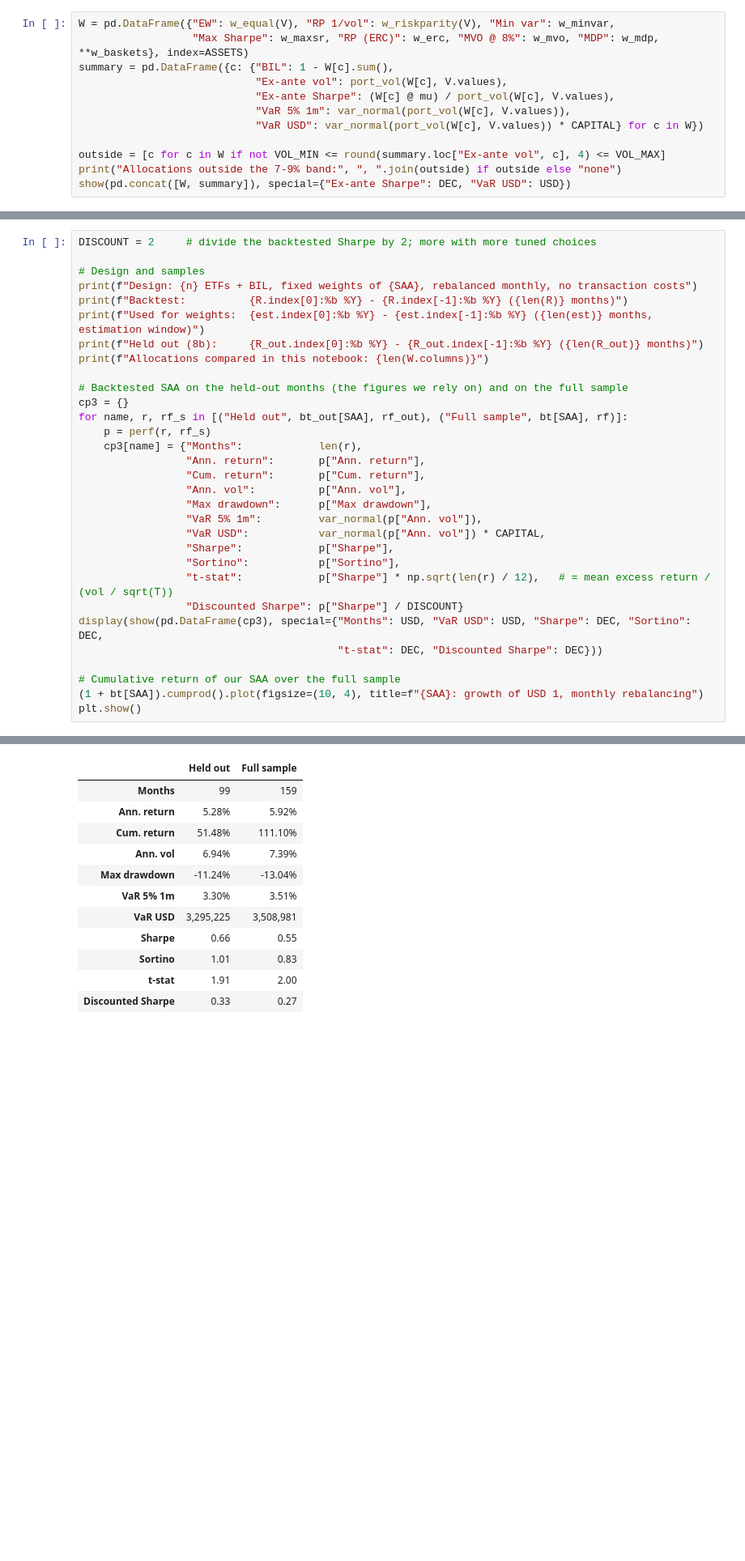
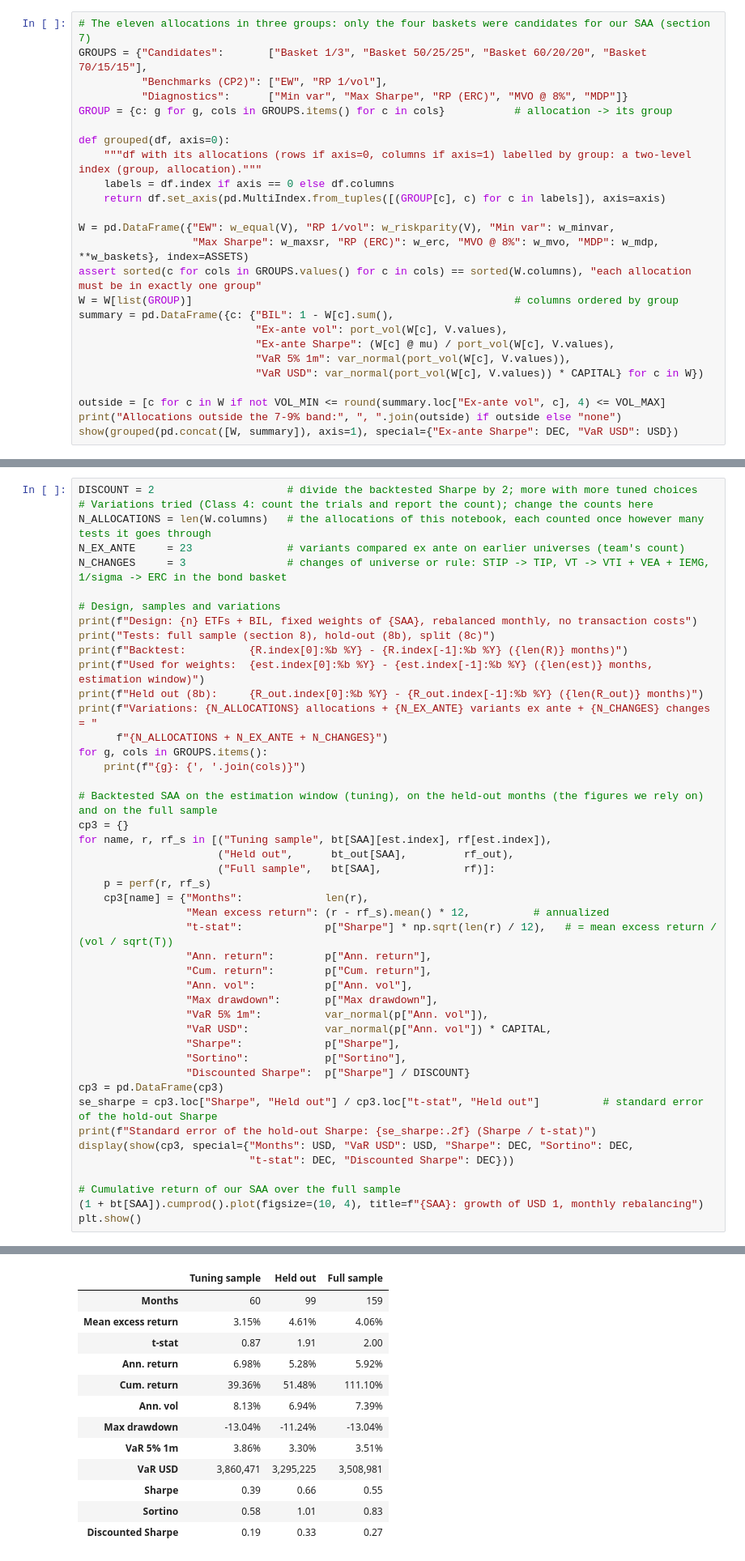
Before and after one commit to Baumender2026/Matterhorn-Capital-Management, a Jupyter notebook: code/SAA_R1_our_version.ipynb, the cells around one changed output, grey strips where cells are left out. Shown at 81% size. Saved outputs shown, nothing was run; the diff lists cells and outputs as text; blank space fills up the shorter version.

```diff
--- a/code/SAA_R1_our_version.ipynb
+++ b/code/SAA_R1_our_version.ipynb
@@ -318,6 +323,19 @@ Weights, cash in BIL, ex-ante volatility and Sharpe Ratio, and 1-month 5% VaR of
 # %%
+# The eleven allocations in three groups: only the four baskets were candidates for our SAA (section 7)
+GROUPS = {"Candidates":       ["Basket 1/3", "Basket 50/25/25", "Basket 60/20/20", "Basket 70/15/15"],
+          "Benchmarks (CP2)": ["EW", "RP 1/vol"],
+          "Diagnostics":      ["Min var", "Max Sharpe", "RP (ERC)", "MVO @ 8%", "MDP"]}
+GROUP = {c: g for g, cols in GROUPS.items() for c in cols}           # allocation -> its group
+
+def grouped(df, axis=0):
+    """df with its allocations (rows if axis=0, columns if axis=1) labelled by group: a two-level index (group, allocation)."""
+    labels = df.index if axis == 0 else df.columns
+    return df.set_axis(pd.MultiIndex.from_tuples([(GROUP[c], c) for c in labels]), axis=axis)
+
 W = pd.DataFrame({"EW": w_equal(V), "RP 1/vol": w_riskparity(V), "Min var": w_minvar,
                   "Max Sharpe": w_maxsr, "RP (ERC)": w_erc, "MVO @ 8%": w_mvo, "MDP": w_mdp, **w_baskets}, index=ASSETS)
+assert sorted(c for cols in GROUPS.values() for c in cols) == sorted(W.columns), "each allocation must be in exactly one group"
+W = W[list(GROUP)]                                                   # columns ordered by group
 summary = pd.DataFrame({c: {"BIL": 1 - W[c].sum(),
                             "Ex-ante vol": port_vol(W[c], V.values),
                             "Ex-ante Sharpe": (W[c] @ mu) / port_vol(W[c], V.values),
@@ -326,6 +344,6 @@ summary = pd.DataFrame({c: {"BIL": 1 - W[c].sum(),
 
 outside = [c for c in W if not VOL_MIN <= round(summary.loc["Ex-ante vol", c], 4) <= VOL_MAX]
 print("Allocations outside the 7-9% band:", ", ".join(outside) if outside else "none")
-show(pd.concat([W, summary]), special={"Ex-ante Sharpe": DEC, "VaR USD": USD})
+show(grouped(pd.concat([W, summary]), axis=1), special={"Ex-ante Sharpe": DEC, "VaR USD": USD})
 # %% [output]
 Allocations outside the 7-9% band: none
@@ -629,31 +685,45 @@ Design and sample of the backtest (section 8); data used for the weights and dat
 - Discounted Sharpe: backtested Sharpe ÷ `DISCOUNT` (rule of thumb from Class 4: divide by at least 2, more when more choices were tuned)
 # %%
-DISCOUNT = 2     # divide the backtested Sharpe by 2; more with more tuned choices
+DISCOUNT = 2                     # divide the backtested Sharpe by 2; more with more tuned choices
+# Variations tried (Class 4: count the trials and report the count); change the counts here
+N_ALLOCATIONS = len(W.columns)   # the allocations of this notebook, each counted once however many tests it goes through
+N_EX_ANTE     = 23               # variants compared ex ante on earlier universes (team's count)
+N_CHANGES     = 3                # changes of universe or rule: STIP -> TIP, VT -> VTI + VEA + IEMG, 1/sigma -> ERC in the bond basket
 
-# Design and samples
+# Design, samples and variations
 print(f"Design: {n} ETFs + BIL, fixed weights of {SAA}, rebalanced monthly, no transaction costs")
+print("Tests: full sample (section 8), hold-out (8b), split (8c)")
 print(f"Backtest:          {R.index[0]:%b %Y} - {R.index[-1]:%b %Y} ({len(R)} months)")
 print(f"Used for weights:  {est.index[0]:%b %Y} - {est.index[-1]:%b %Y} ({len(est)} months, estimation window)")
 print(f"Held out (8b):     {R_out.index[0]:%b %Y} - {R_out.index[-1]:%b %Y} ({len(R_out)} months)")
-print(f"Allocations compared in this notebook: {len(W.columns)}")
+print(f"Variations: {N_ALLOCATIONS} allocations + {N_EX_ANTE} variants ex ante + {N_CHANGES} changes = "
+      f"{N_ALLOCATIONS + N_EX_ANTE + N_CHANGES}")
+for g, cols in GROUPS.items():
+    print(f"{g}: {', '.join(cols)}")
 
-# Backtested SAA on the held-out months (the figures we rely on) and on the full sample
+# Backtested SAA on the estimation window (tuning), on the held-out months (the figures we rely on) and on the full sample
 cp3 = {}
-for name, r, rf_s in [("Held out", bt_out[SAA], rf_out), ("Full sample", bt[SAA], rf)]:
+for name, r, rf_s in [("Tuning sample", bt[SAA][est.index], rf[est.index]),
+                      ("Held out",      bt_out[SAA],         rf_out),
+                      ("Full sample",   bt[SAA],             rf)]:
     p = perf(r, rf_s)
-    cp3[name] = {"Months":            len(r),
-                 "Ann. return":       p["Ann. return"],
-                 "Cum. return":       p["Cum. return"],
-                 "Ann. vol":          p["Ann. vol"],
-                 "Max drawdown":      p["Max drawdown"],
-                 "VaR 5% 1m":         var_normal(p["Ann. vol"]),
-                 "VaR USD":           var_normal(p["Ann. vol"]) * CAPITAL,
-                 "Sharpe":            p["Sharpe"],
-                 "Sortino":           p["Sortino"],
-                 "t-stat":            p["Sharpe"] * np.sqrt(len(r) / 12),   # = mean excess return / (vol / sqrt(T))
-                 "Discounted Sharpe": p["Sharpe"] / DISCOUNT}
-display(show(pd.DataFrame(cp3), special={"Months": USD, "VaR USD": USD, "Sharpe": DEC, "Sortino": DEC,
-                                         "t-stat": DEC, "Discounted Sharpe": DEC}))
+    cp3[name] = {"Months":             len(r),
+                 "Mean excess return": (r - rf_s).mean() * 12,          # annualized
+                 "t-stat":             p["Sharpe"] * np.sqrt(len(r) / 12),   # = mean excess return / (vol / sqrt(T))
+                 "Ann. return":        p["Ann. return"],
+                 "Cum. return":        p["Cum. return"],
+                 "Ann. vol":           p["Ann. vol"],
+                 "Max drawdown":       p["Max drawdown"],
+                 "VaR 5% 1m":          var_normal(p["Ann. vol"]),
+                 "VaR USD":            var_normal(p["Ann. vol"]) * CAPITAL,
+                 "Sharpe":             p["Sharpe"],
+                 "Sortino":            p["Sortino"],
+                 "Discounted Sharpe":  p["Sharpe"] / DISCOUNT}
+cp3 = pd.DataFrame(cp3)
+se_sharpe = cp3.loc["Sharpe", "Held out"] / cp3.loc["t-stat", "Held out"]          # standard error of the hold-out Sharpe
+print(f"Standard error of the hold-out Sharpe: {se_sharpe:.2f} (Sharpe / t-stat)")
+display(show(cp3, special={"Months": USD, "VaR USD": USD, "Sharpe": DEC, "Sortino": DEC,
+                           "t-stat": DEC, "Discounted Sharpe": DEC}))
 
 # Cumulative return of our SAA over the full sample
 (1 + bt[SAA]).cumprod().plot(figsize=(10, 4), title=f"{SAA}: growth of USD 1, monthly rebalancing")
@@ -667,15 +742,16 @@ Allocations compared in this notebook: 11
-|  | Held out | Full sample |
-| Months | 99 | 159 |
-| Ann. return | 5.28% | 5.92% |
-| Cum. return | 51.48% | 111.10% |
-| Ann. vol | 6.94% | 7.39% |
-| Max drawdown | -11.24% | -13.04% |
-| VaR 5% 1m | 3.30% | 3.51% |
-| VaR USD | 3,295,225 | 3,508,981 |
-| Sharpe | 0.66 | 0.55 |
-| Sortino | 1.01 | 0.83 |
-| t-stat | 1.91 | 2.00 |
-| Discounted Sharpe | 0.33 | 0.27 |
+|  | Tuning sample | Held out | Full sample |
+| Months | 60 | 99 | 159 |
+| Mean excess return | 3.15% | 4.61% | 4.06% |
+| t-stat | 0.87 | 1.91 | 2.00 |
+| Ann. return | 6.98% | 5.28% | 5.92% |
+| Cum. return | 39.36% | 51.48% | 111.10% |
+| Ann. vol | 8.13% | 6.94% | 7.39% |
+| Max drawdown | -13.04% | -11.24% | -13.04% |
+| VaR 5% 1m | 3.86% | 3.30% | 3.51% |
+| VaR USD | 3,860,471 | 3,295,225 | 3,508,981 |
+| Sharpe | 0.39 | 0.66 | 0.55 |
+| Sortino | 0.58 | 1.01 | 0.83 |
+| Discounted Sharpe | 0.19 | 0.33 | 0.27 |
 [figure]
 # %% [markdown]
 ## 9. From weights to the Bloomberg portfolio
```
Also changed, not shown: parts of 46 cells of this notebook, 4 other files.
